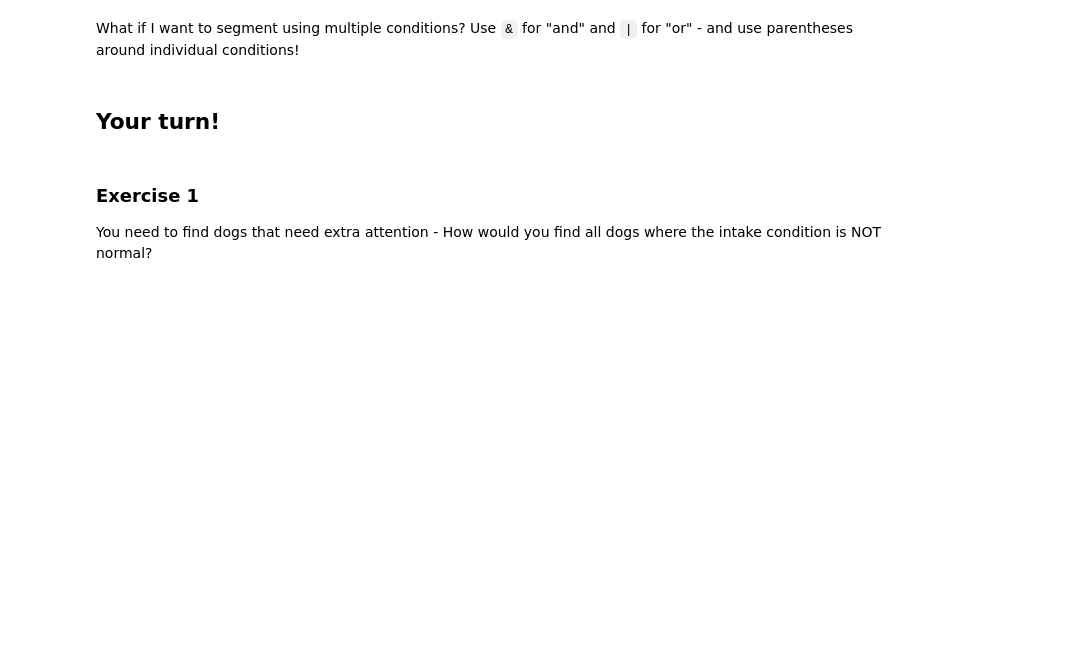
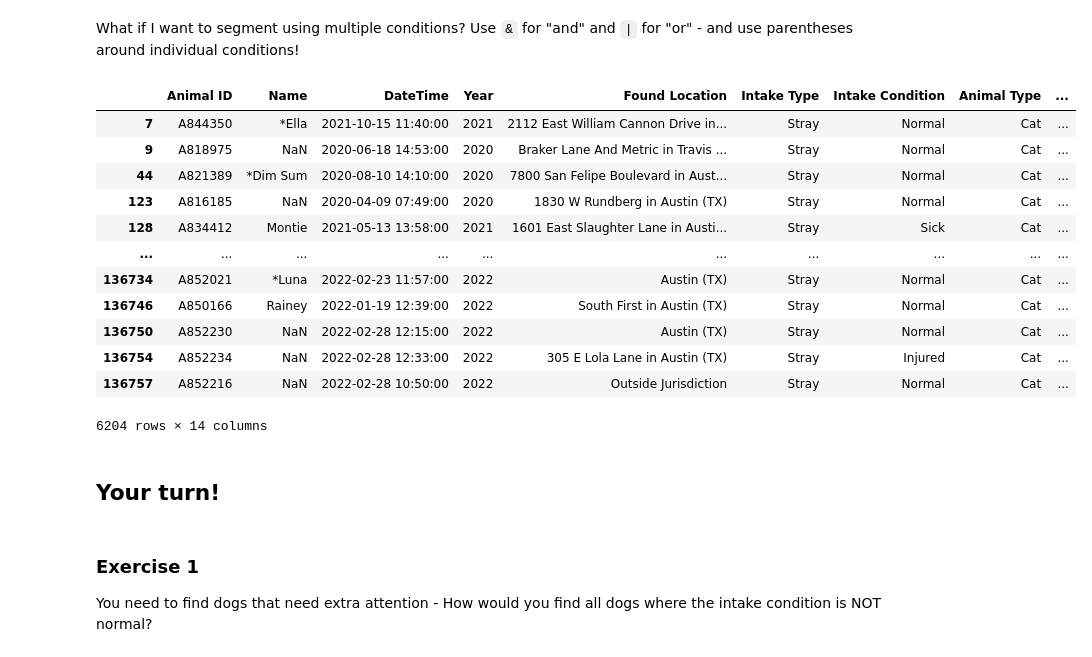
Before and after one commit to rbdaly16/NATL-DS-Live-062623, a Jupyter notebook: Phase1/Lectures/09-PandasDataframes.ipynb, the cells around one changed output. Saved outputs shown, nothing was run; the diff lists cells and outputs as text; code cells hidden in the pictures; blank space fills up the shorter version.

```diff
--- a/Phase1/Lectures/09-PandasDataframes.ipynb
+++ b/Phase1/Lectures/09-PandasDataframes.ipynb
@@ -217,7 +653,7 @@ df_augmented.head()
 But we don't need that - let's drop that column.
 # %%
 # Drop that test column
-df_augmented = None
+df_augmented = df_augmented.drop(columns=['test','test2'])
 # %%
 # Sanity check
 df_augmented.head()
@@ -227,7 +672,7 @@ We can also do math with columns, or use mathematical notation to combine column
 We don't have any numeric data in this current dataset. But we can still create a combined "Type" column that combines the values of our Intake Type and Animal Type columns.
 # %%
 # Create a new column, 'Type', from the two 'Type' columns
-df_augmented['Type'] = None
+df_augmented['Type'] = df_augmented['Intake Type'] +" " +df_augmented['Animal Type']
 # %%
 # Sanity check
 df_augmented.head()
@@ -266,7 +757,21 @@ df_augmented.loc[df_augmented['Year'] >= 2020, ['Animal ID', 'DateTime', 'Type']
 What if I want to segment using multiple conditions? Use `&` for "and" and `|` for "or" - and use parentheses around individual conditions!
 # %%
 # Find all the Stray Cats taken in during or after 2020
-None
+df_augmented[(df_augmented['Type'] == "Stray Cat")&(df_augmented['Year']>=2020)]
+# %% [output]
+|  | Animal ID | Name | DateTime | Year | Found Location | Intake Type | Intake Condition | Animal Type | ... |
+| 7 | A844350 | *Ella | 2021-10-15 11:40:00 | 2021 | 2112 East William Cannon Drive in... | Stray | Normal | Cat | ... |
+| 9 | A818975 | NaN | 2020-06-18 14:53:00 | 2020 | Braker Lane And Metric in Travis ... | Stray | Normal | Cat | ... |
+| 44 | A821389 | *Dim Sum | 2020-08-10 14:10:00 | 2020 | 7800 San Felipe Boulevard in Aust... | Stray | Normal | Cat | ... |
+| 123 | A816185 | NaN | 2020-04-09 07:49:00 | 2020 | 1830 W Rundberg in Austin (TX) | Stray | Normal | Cat | ... |
+| 128 | A834412 | Montie | 2021-05-13 13:58:00 | 2021 | 1601 East Slaughter Lane in Austi... | Stray | Sick | Cat | ... |
+| ... | ... | ... | ... | ... | ... | ... | ... | ... | ... |
+| 136734 | A852021 | *Luna | 2022-02-23 11:57:00 | 2022 | Austin (TX) | Stray | Normal | Cat | ... |
+| 136746 | A850166 | Rainey | 2022-01-19 12:39:00 | 2022 | South First in Austin (TX) | Stray | Normal | Cat | ... |
+| 136750 | A852230 | NaN | 2022-02-28 12:15:00 | 2022 | Austin (TX) | Stray | Normal | Cat | ... |
+| 136754 | A852234 | NaN | 2022-02-28 12:33:00 | 2022 | 305 E Lola Lane in Austin (TX) | Stray | Injured | Cat | ... |
+| 136757 | A852216 | NaN | 2022-02-28 10:50:00 | 2022 | Outside Jurisdiction | Stray | Normal | Cat | ... |
+6204 rows × 14 columns
 # %% [markdown]
 ## Your turn!
 # %% [markdown]
```
Also changed, not shown: parts of 80 cells of this notebook.
